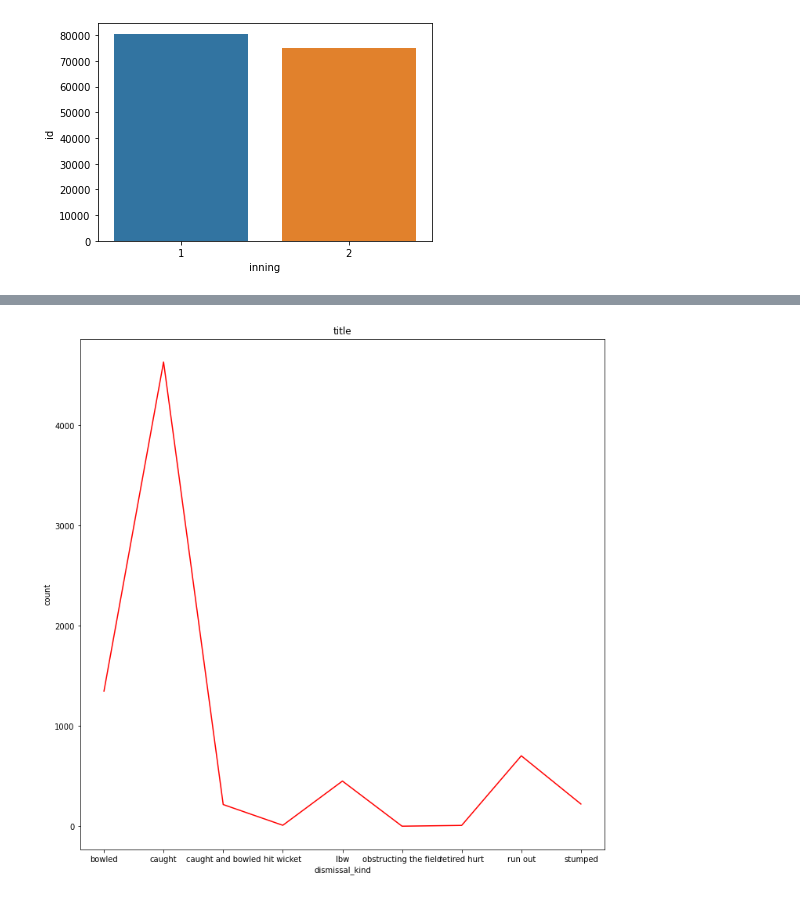
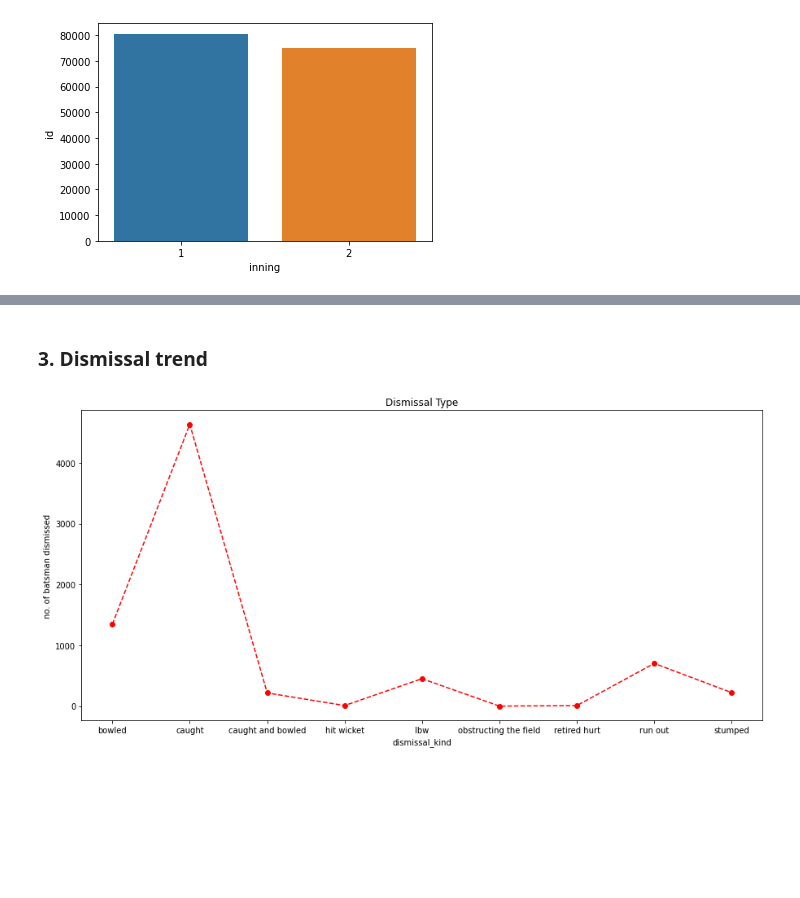
Before and after one commit to Rohanjos97/data-mining-asignments, a Jupyter notebook: IT496_Introduction_to Data_Mining _Lab Assignment_01.ipynb, the cells around one changed output, grey strips where cells are left out. Saved outputs shown, nothing was run; the diff lists cells and outputs as text; code cells hidden in the pictures; blank space fills up the shorter version.

```diff
--- a/IT496_Introduction_to Data_Mining _Lab Assignment_01.ipynb
+++ b/IT496_Introduction_to Data_Mining _Lab Assignment_01.ipynb
@@ -682,11 +680,15 @@ dismissal=dismissal.loc[1:10]
+# %% [markdown]
+### 3. Dismissal trend
 # %%
+#dismissal type
+dismissal = df.groupby('dismissal_kind').count().reset_index()
+# index 0 contains Not Out, which is not dismissal, so we will take all dismissal type except Not Out
+dismissal = dismissal.loc[1:10]
 
-fig, axes = plt.subplots(figsize=(12,12))
-axes.plot(dismissal['dismissal_kind'],dismissal['id'],'r')
+fig, axes = plt.subplots(figsize=(15,7))
+axes.plot(dismissal['dismissal_kind'],dismissal['id'],'r--o')
 axes.set_xlabel('dismissal_kind')
-axes.set_ylabel('count')
-axes.set_title('title');
-
-# a
+axes.set_ylabel('no. of batsman dismissed')
+axes.set_title('Dismissal Type');
 # %% [output]
-[figure, old version]
+[figure, new version]
```
Also changed, not shown: parts of 12 cells of this notebook.
